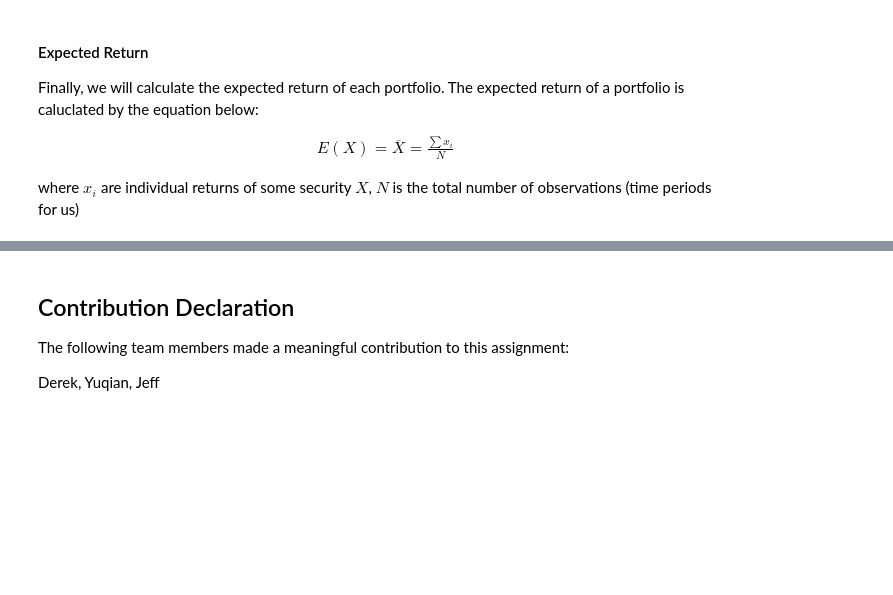
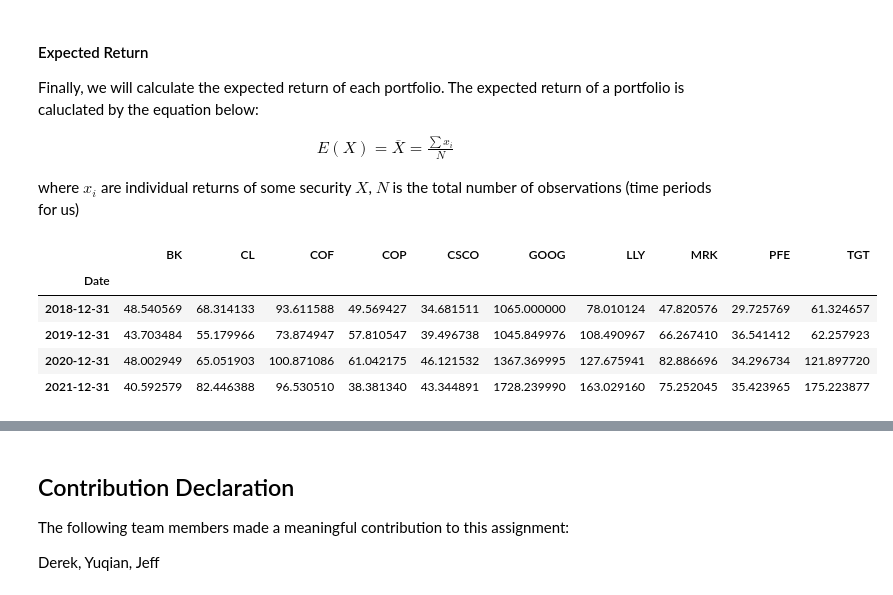
Before and after one commit to realDerekTan/cfm-101-group-assignment, a Jupyter notebook: Team_XX_Assignment.ipynb, the cells around one changed output, grey strips where cells are left out. Drawn from its saved outputs; the diff is of its cells as text; code cells hidden in the pictures; blank space fills up the shorter version.

```diff
--- a/Team_XX_Assignment.ipynb
+++ b/Team_XX_Assignment.ipynb
@@ -220,6 +203,15 @@ E(X)=\overline{X}=\frac{\sum x_i}{N}
 \end{align*}
 
 where $x_i$ are individual returns of some security $X$, $N$ is the total number of observations (time periods for us)
+# %%
+closing_prices.resample('Y').first()
+# %% [output]
+|  | BK | CL | COF | COP | CSCO | GOOG | LLY | MRK | PFE | TGT |
+| Date |  |  |  |  |  |  |  |  |  |  |
+| 2018-12-31 | 48.540569 | 68.314133 | 93.611588 | 49.569427 | 34.681511 | 1065.000000 | 78.010124 | 47.820576 | 29.725769 | 61.324657 |
+| 2019-12-31 | 43.703484 | 55.179966 | 73.874947 | 57.810547 | 39.496738 | 1045.849976 | 108.490967 | 66.267410 | 36.541412 | 62.257923 |
+| 2020-12-31 | 48.002949 | 65.051903 | 100.871086 | 61.042175 | 46.121532 | 1367.369995 | 127.675941 | 82.886696 | 34.296734 | 121.897720 |
+| 2021-12-31 | 40.592579 | 82.446388 | 96.530510 | 38.381340 | 43.344891 | 1728.239990 | 163.029160 | 75.252045 | 35.423965 | 175.223877 |
 # %%
 # Calculate Yearly Expected Returns (Returns)
 
```
Also changed, not shown: parts of 11 cells of this notebook.
